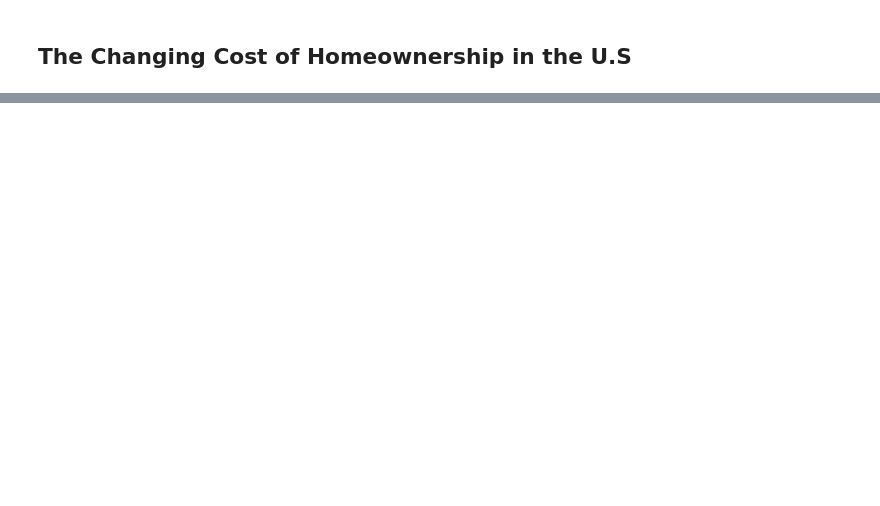
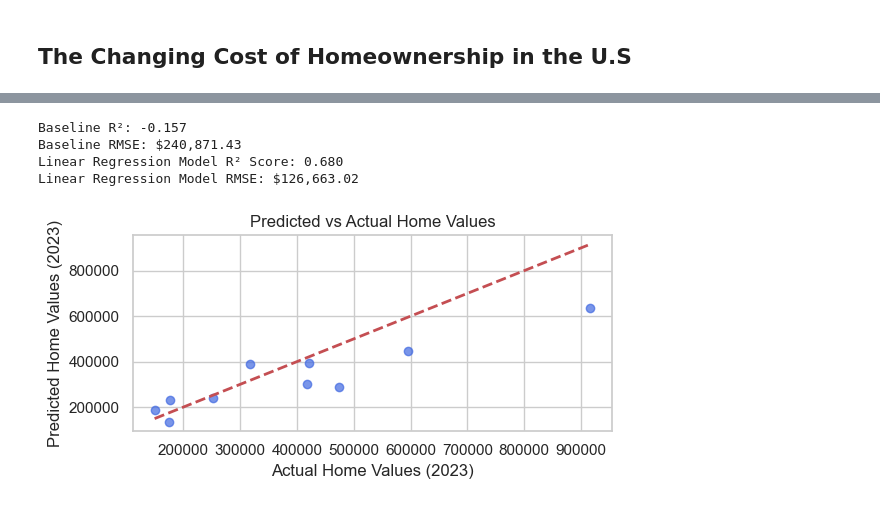
Before and after one commit to uic-cs418/group-project-stat-squad, a Jupyter notebook: FinalReport.ipynb, the cells around one changed output, grey strips where cells are left out. Saved outputs shown, nothing was run; the diff lists cells and outputs as text; code cells hidden in the pictures; blank space fills up the shorter version.

```diff
--- a/FinalReport.ipynb
+++ b/FinalReport.ipynb
@@ -125,11 +93,0 @@ all_functions.baseline(scaled_data,2,10)
-# %%
-kmeans = KMeans(n_clusters=3, random_state=42)
-clustering_df['Cluster'] = kmeans.fit_predict(scaled_data)
-# map cluster labels to affordability level
-cluster_map = {
-    0: 'Moderate Affordability',
-    1: 'High Affordability',
-    2: 'Low Affordability'
-}
-clustering_df['Affordability'] = clustering_df['Cluster'].map(cluster_map)
-clustering_df.head()
@@ -143,0 +97,2 @@ clustering_df.head()
+# %%
+clustering_df = all_functions.ML1_predict(clustering_df, scaled_data)
@@ -170,0 +118,8 @@ Incorporate additional state-level dataset to refine our understanding of the ec
+# %%
+all_functions.Regression(clustering_df)
+# %% [output]
+Baseline R²: -0.157
+Baseline RMSE: $240,871.43
+Linear Regression Model R² Score: 0.680
+Linear Regression Model RMSE: $126,663.02
+[figure, added]
```
Also changed, not shown: parts of 48 cells of this notebook.
